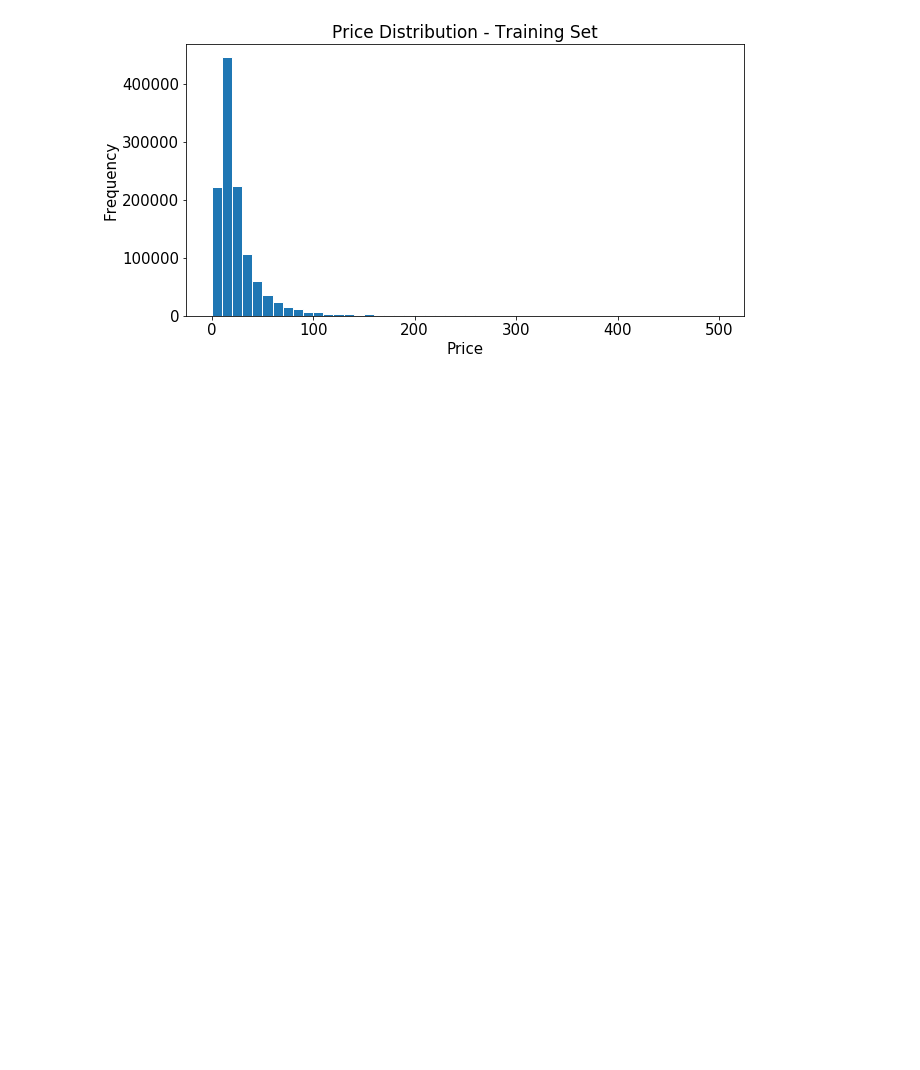
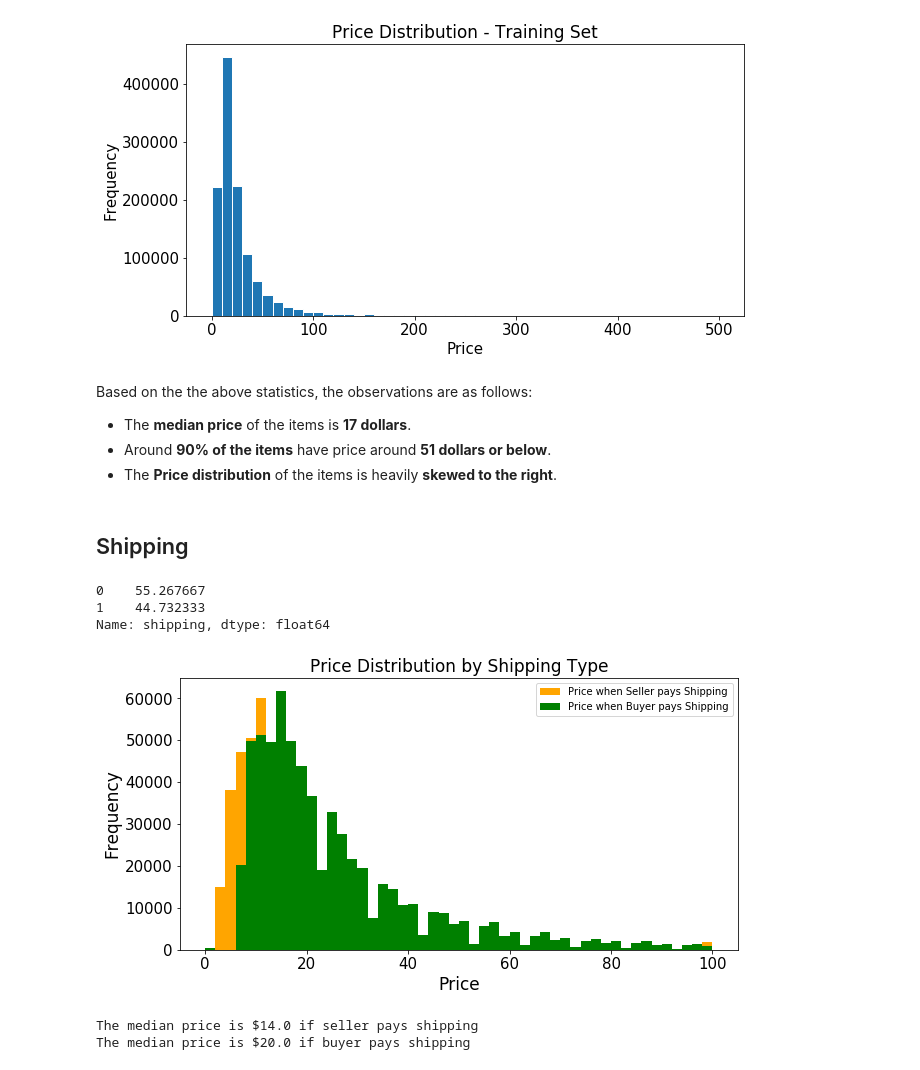
Before and after one commit to Sparrowan/Mercari-price-prediction, a Jupyter notebook: Mercari_Price_Prediction.ipynb, the cells around one changed output. Saved outputs shown, nothing was run; the diff lists cells and outputs as text; code cells hidden in the pictures; blank space fills up the shorter version.

Commit message:
Part 2 Shipping, Item condition

```diff
--- a/Mercari_Price_Prediction.ipynb
+++ b/Mercari_Price_Prediction.ipynb
@@ -146,3 +151,39 @@ plt.title('Price Distribution - Training Set', fontsize=17)
 plt.show()
 # %% [output]
 [figure]
+# %% [markdown]
+Based on the the above statistics, the observations are as follows:
+
+*   The **median price** of the items is **17 dollars**.
+*   Around **90% of the items** have price around **51 dollars or below**.
+*   The **Price distribution** of the items is heavily **skewed to the right**.
+# %% [markdown]
+<h2> Shipping </h2>
+# %%
+train['shipping'].value_counts(normalize=True)*100
+# %% [output]
+0    55.267667
+1    44.732333
+Name: shipping, dtype: float64
+# %%
+shipping_fee_by_seller = train.loc[train.shipping==1, 'price']
+shipping_fee_by_buyer = train.loc[train.shipping==0, 'price']
+
+fig, ax = plt.subplots(figsize=(10,5))
+ax.hist(shipping_fee_by_seller, color='Orange', alpha=1.0, bins=50, range=[0,100], label='Price when Seller pays Shipping')
+ax.hist(shipping_fee_by_buyer, color='Green', alpha=1.0, bins=50, range=[0,100], label='Price when Buyer pays Shipping')
+ax.set(title='Histogram Comparison', ylabel='% of Dataset in Bin')
+plt.xlabel('Price', fontsize=17)
+plt.ylabel('Frequency', fontsize=17)
+plt.title('Price Distribution by Shipping Type', fontsize=17)
+plt.tick_params(labelsize=15)
+plt.legend()
+plt.show()
+# %% [output]
+[figure, added]
+# %%
+print('The median price is ${}'.format(round(shipping_fee_by_seller.median(), 2)), 'if seller pays shipping')
+print('The median price is ${}'.format(round(shipping_fee_by_buyer.median(), 2)), 'if buyer pays shipping')
+# %% [output]
+The median price is $14.0 if seller pays shipping
+The median price is $20.0 if buyer pays shipping
```
Also changed, not shown: parts of 7 cells of this notebook.
